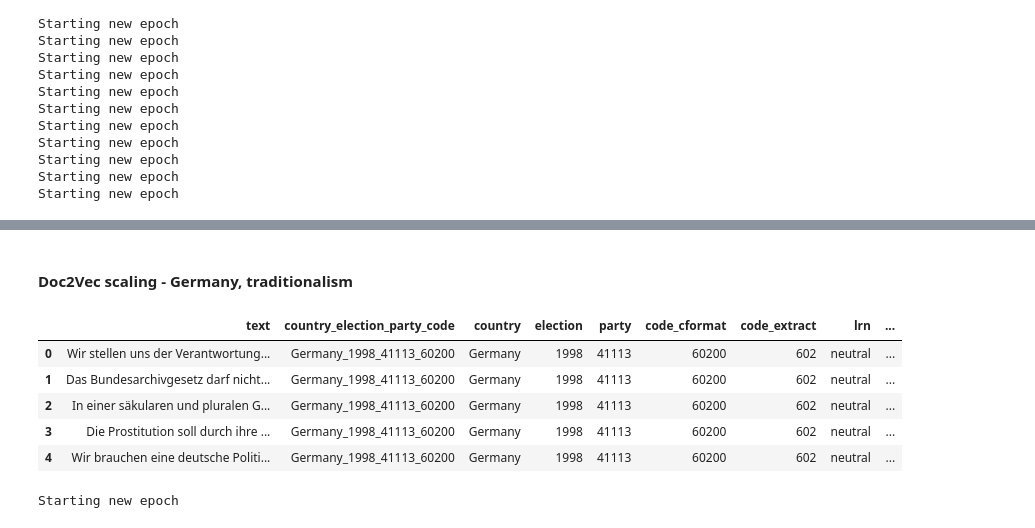
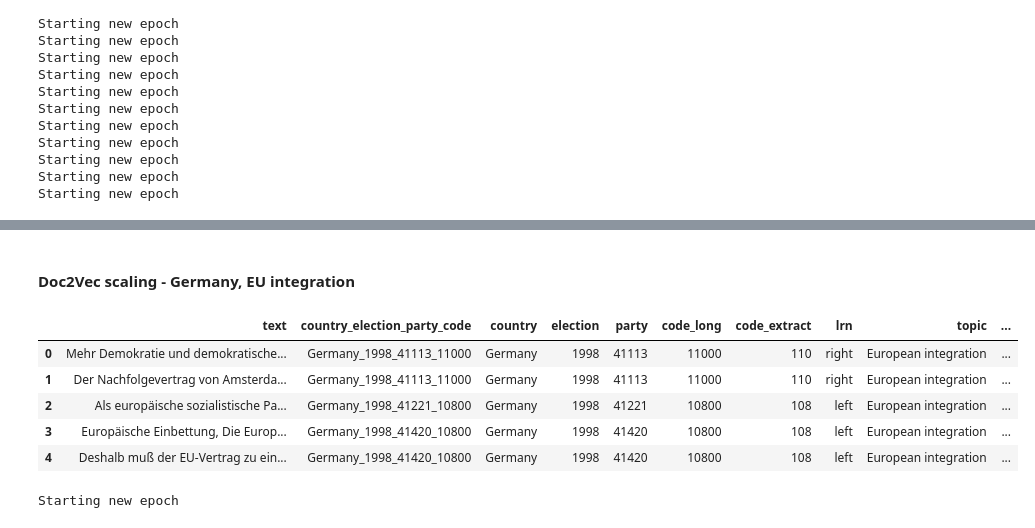
Before and after one commit to hungnguyen167/ContextScale, a Jupyter notebook: 03_main_analyses.ipynb, the cells around one changed output, grey strips where cells are left out. Saved outputs shown, nothing was run; the diff lists cells and outputs as text; code cells hidden in the pictures.

```diff
--- a/03_main_analyses.ipynb
+++ b/03_main_analyses.ipynb
@@ -1910,0 +1485,2 @@ res_table.to_csv('results/tabs and figs/doc2vec_cls.csv', index=False)
+# %%
+manifesto_regrouped.loc[:,'party_election'] = manifesto_regrouped.party.astype(str).str.cat(manifesto_regrouped.election.astype(str), sep='_')
@@ -1917,3 +1526,8 @@ manifesto_deu_rgr['party_election'] = manifesto_deu_rgr.party.astype(str).str.ca
+# %%
+manifesto_deu_rgr.loc[:,'party_name'] = manifesto_deu_rgr['party'].astype(str).apply(party_deu)
+manifesto_deu_rgr = manifesto_deu_rgr[manifesto_deu_rgr.party_name != 'Other']
+manifesto_deu_rgr.loc[:,'election'] = manifesto_deu_rgr['election'].astype(int)
+manifesto_deu_rgr.loc[:,'party_election'] = manifesto_deu_rgr.party_name.str.cat(manifesto_deu_rgr.election.astype(str), sep='_')
 # %%
 manifesto_deu_rgr.head()
 # %% [output]
@@ -2198,14 +1842,14 @@ d2v_mil.to_csv('data/py_outputs/r&c_mil.csv', index=False)
 # %% [markdown]
-#### Doc2Vec scaling - Germany, traditionalism
+#### Doc2Vec scaling - Germany, EU integration
 # %%
-manifesto_deu_rgr_td = manifesto_deu_rgr[manifesto_deu_rgr.lowe_topic == 'traditionalism'].reset_index(drop=True)
+manifesto_deu_rgr_eu = manifesto_deu_rgr[manifesto_deu_rgr.code_extract.isin([108,110])].reset_index(drop=True)
 # %%
-manifesto_deu_rgr_td.head()
+manifesto_deu_rgr_eu.head()
 # %% [output]
-|  | text | country_election_party_code | country | election | party | code_cformat | code_extract | lrn | ... |
-| 0 | Wir stellen uns der Verantwortung... | Germany_1998_41113_60200 | Germany | 1998 | 41113 | 60200 | 602 | neutral | ... |
-| 1 | Das Bundesarchivgesetz darf nicht... | Germany_1998_41113_60200 | Germany | 1998 | 41113 | 60200 | 602 | neutral | ... |
-| 2 | In einer säkularen und pluralen G... | Germany_1998_41113_60200 | Germany | 1998 | 41113 | 60200 | 602 | neutral | ... |
-| 3 | Die Prostitution soll durch ihre ... | Germany_1998_41113_60200 | Germany | 1998 | 41113 | 60200 | 602 | neutral | ... |
-| 4 | Wir brauchen eine deutsche Politi... | Germany_1998_41113_60200 | Germany | 1998 | 41113 | 60200 | 602 | neutral | ... |
+|  | text | country_election_party_code | country | election | party | code_long | code_extract | lrn | topic | ... |
+| 0 | Mehr Demokratie und demokratische... | Germany_1998_41113_11000 | Germany | 1998 | 41113 | 11000 | 110 | right | European integration | ... |
+| 1 | Der Nachfolgevertrag von Amsterda... | Germany_1998_41113_11000 | Germany | 1998 | 41113 | 11000 | 110 | right | European integration | ... |
+| 2 | Als europäische sozialistische Pa... | Germany_1998_41221_10800 | Germany | 1998 | 41221 | 10800 | 108 | left | European integration | ... |
+| 3 | Europäische Einbettung, Die Europ... | Germany_1998_41420_10800 | Germany | 1998 | 41420 | 10800 | 108 | left | European integration | ... |
+| 4 | Deshalb muß der EU-Vertrag zu ein... | Germany_1998_41420_10800 | Germany | 1998 | 41420 | 10800 | 108 | left | European integration | ... |
 # %%
```
Also changed, not shown: parts of 510 cells of this notebook, 13 other files.
